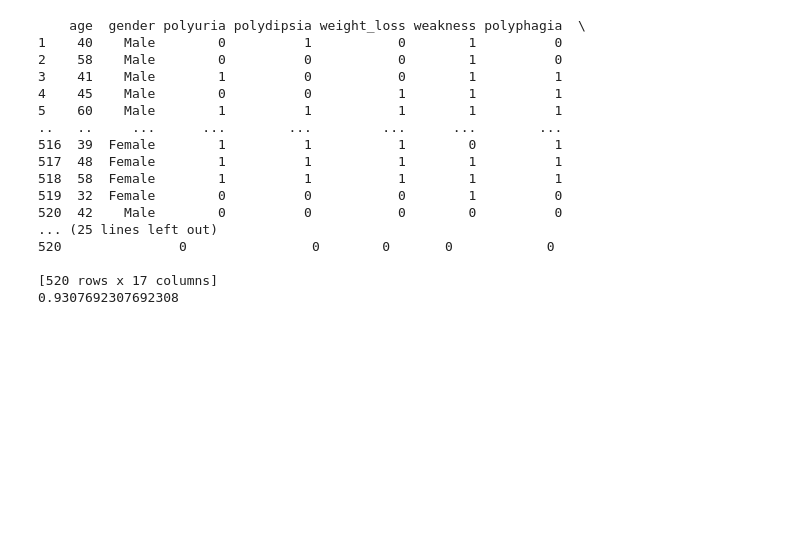
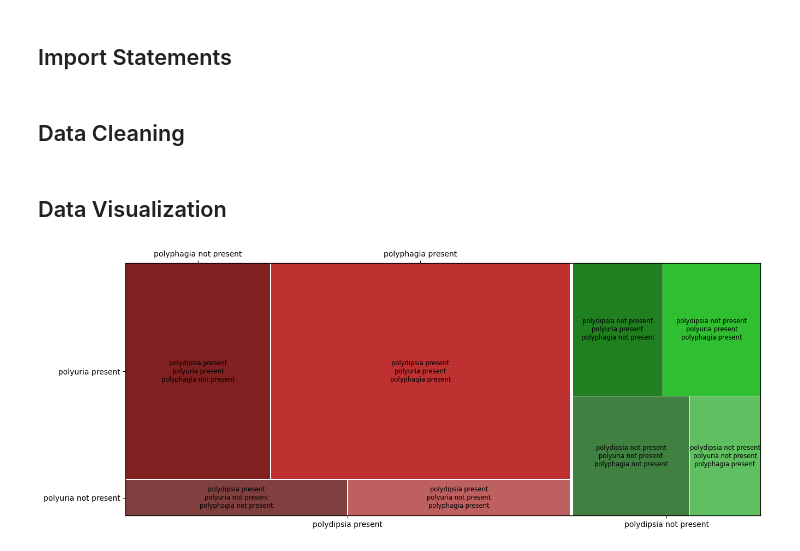
Before and after one commit to Kauka1/C964_Kau, a Jupyter notebook: C964 Kaushik.ipynb, the cells around one changed output. Cells and saved outputs as stored; diff of their text form; code cells hidden in the pictures; blank space fills up the shorter version.

```diff
--- a/C964 Kaushik.ipynb
+++ b/C964 Kaushik.ipynb
@@ -3,3 +5,5 @@
+# %% [markdown]
+## Import Statements
 # %%
 import pandas as pd
 import numpy as np
@@ -7,5 +15,9 @@ from sklearn import linear_model, metrics
+# %% [markdown]
+## Data Cleaning
 # %%
-column_names = ['age', 'gender', 'polyuria', 'polydipsia', 'weight_loss', 'weakness', 'polyphagia', 'genital_thrush', 'visual_blurring', 'itching', 'irritability', 'delayed_healing', 'partial_paresis', 'muscle_stiffness', 'alopecia', 'obesity', 'has_diabetes']
+column_names = ['age', 'gender', 'polyuria', 'polydipsia', 'weight_loss', 'weakness', 'polyphagia',
+                'genital_thrush', 'visual_blurring', 'itching', 'irritability', 'delayed_healing', 'partial_paresis',
+                'muscle_stiffness', 'alopecia', 'obesity', 'has_diabetes']
 raw_data_name = ['data']
 df_raw_data = pd.read_csv('diabetes_data.csv', names=raw_data_name)
 df_raw_data['data_list'] = df_raw_data['data'].str.split(';')
@@ -14,43 +26,25 @@ df_raw_data.drop(index=df_raw_data.index[0], axis=0, inplace=True)
 df = pd.DataFrame(columns=column_names)
 df = pd.concat([df_raw_data], axis=0)
 df.columns = column_names
-print(df)
 
+descriptiveFrame = pd.DataFrame(columns=column_names)
+descriptiveFrame = pd.concat([df_raw_data], axis=0)
+descriptiveFrame.columns = column_names
+descriptiveFrame = descriptiveFrame.loc[df["has_diabetes"] =='1']
+for i in descriptiveFrame[['polyuria', 'polydipsia', 'weight_loss', 'weakness', 'polyphagia', 'genital_thrush',
+                           'visual_blurring', 'itching', 'irritability', 'delayed_healing', 'partial_paresis',
+                           'muscle_stiffness', 'alopecia', 'obesity', 'has_diabetes']].columns:
+   descriptiveFrame[i].replace('1',i + ' present',inplace=True)
 
-df['gender'] = np.where(
-   (df['gender'] == 'Male'), 0, df['gender']
-   )
-
-df['gender'] = np.where(
-   (df['gender'] == 'Female'), 1, df['gender']
-   )
-
-
-my_model = linear_model.LogisticRegression(max_iter=600)
-
-y = df.values[:,16]
-x = df.values[:,0:16]
-
-my_model.fit(x,y)
-
-y_pred = my_model.predict(x)
-
-print(metrics.accuracy_score(y, y_pred))
+for i in descriptiveFrame[['polyuria', 'polydipsia', 'weight_loss', 'weakness', 'polyphagia', 'genital_thrush',
+                           'visual_blurring', 'itching', 'irritability', 'delayed_healing', 'partial_paresis',
+                           'muscle_stiffness', 'alopecia', 'obesity', 'has_diabetes']].columns:
+   descriptiveFrame[i].replace('0', i + ' not present', inplace=True)
-# %% [output]
-    age  gender polyuria polydipsia weight_loss weakness polyphagia  \
-1    40    Male        0          1           0        1          0
-2    58    Male        0          0           0        1          0
-3    41    Male        1          0           0        1          1
-4    45    Male        0          0           1        1          1
-5    60    Male        1          1           1        1          1
-..   ..     ...      ...        ...         ...      ...        ...
-516  39  Female        1          1           1        0          1
-517  48  Female        1          1           1        1          1
-518  58  Female        1          1           1        1          1
-519  32  Female        0          0           0        1          0
-520  42    Male        0          0           0        0          0
-... (25 lines left out)
-520               0                0        0       0            0
-
-[520 rows x 17 columns]
-0.9307692307692308
+# %% [markdown]
+## Data Visualization
+# %%
+plt.rcParams['figure.figsize'] = [15, 6]
+mosaic(descriptiveFrame, ['polydipsia', 'polyuria', 'polyphagia'])
+plt.show()
+# %% [output]
+[figure, added]
```
Also changed, not shown: parts of 18 cells of this notebook.
